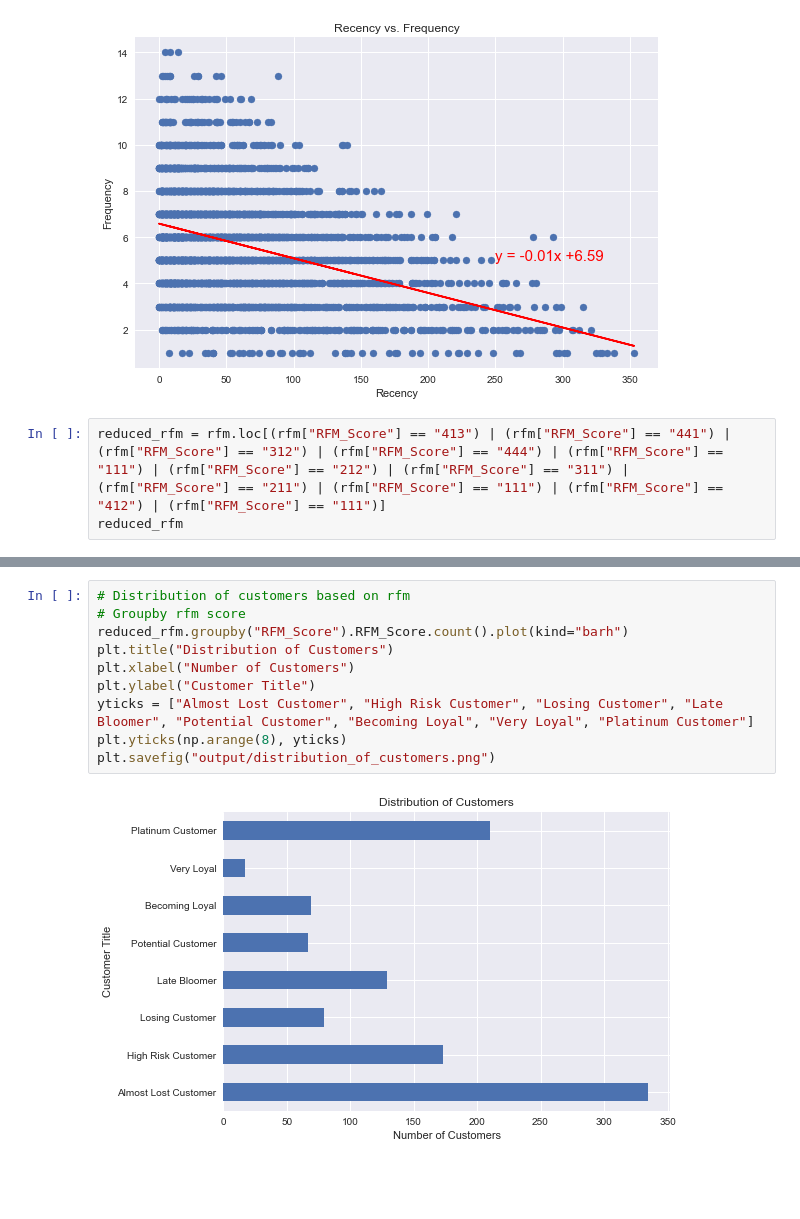
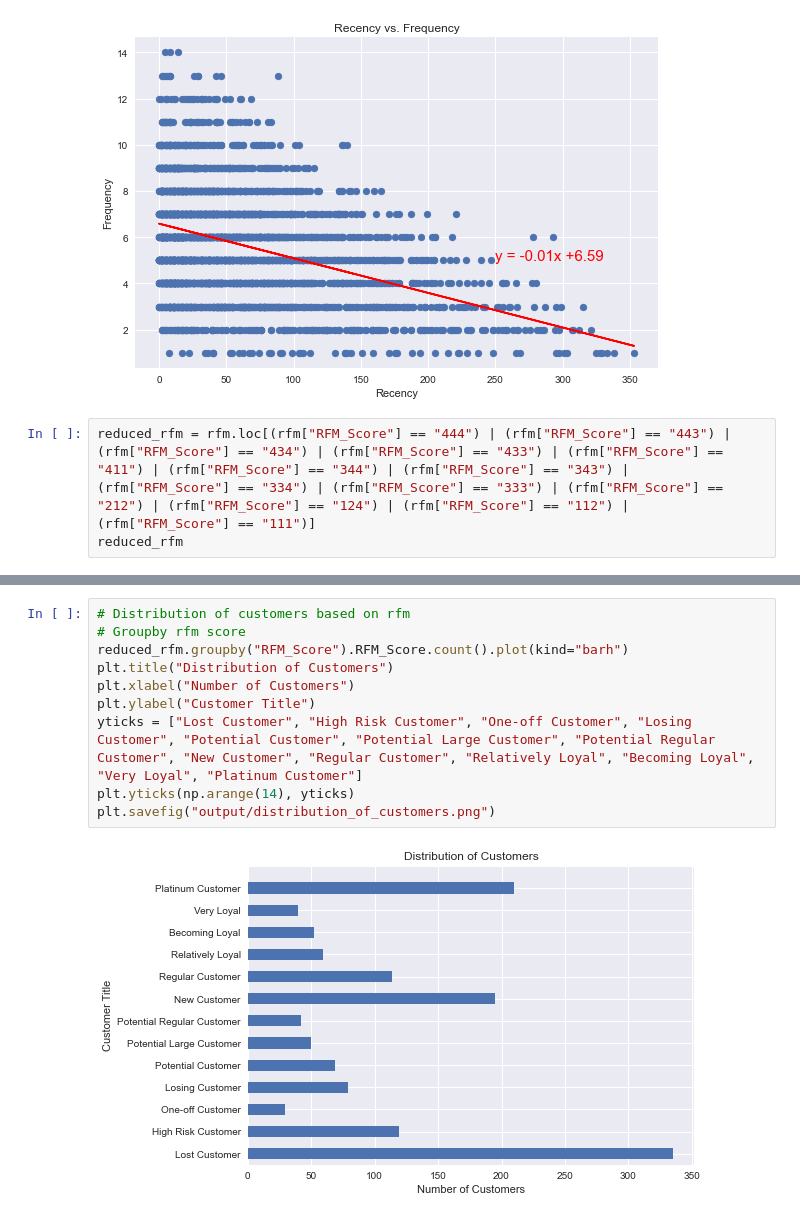
Before and after one commit to jeremychiaa/kpmg-virtual-internship, a Jupyter notebook: sprocket_script.ipynb, the cells around one changed output, grey strips where cells are left out. Cells and saved outputs as stored; diff of their text form; blank space fills up the shorter version.

Commit message:
changed rfm customer titles

```diff
--- a/sprocket_script.ipynb
+++ b/sprocket_script.ipynb
@@ -662,7 +669,7 @@ The correlation between both factors is -0.38
 [<matplotlib.lines.Line2D at 0x...>]
 [figure]
 # %%
-reduced_rfm = rfm.loc[(rfm["RFM_Score"] == "413") | (rfm["RFM_Score"] == "441") | (rfm["RFM_Score"] == "312") | (rfm["RFM_Score"] == "444") | (rfm["RFM_Score"] == "111") | (rfm["RFM_Score"] == "212") | (rfm["RFM_Score"] == "311") | (rfm["RFM_Score"] == "211") | (rfm["RFM_Score"] == "111") | (rfm["RFM_Score"] == "412") | (rfm["RFM_Score"] == "111")]
+reduced_rfm = rfm.loc[(rfm["RFM_Score"] == "444") | (rfm["RFM_Score"] == "443") | (rfm["RFM_Score"] == "434") | (rfm["RFM_Score"] == "433") | (rfm["RFM_Score"] == "411") | (rfm["RFM_Score"] == "344") | (rfm["RFM_Score"] == "343") | (rfm["RFM_Score"] == "334") | (rfm["RFM_Score"] == "333") | (rfm["RFM_Score"] == "212") | (rfm["RFM_Score"] == "124") | (rfm["RFM_Score"] == "112") | (rfm["RFM_Score"] == "111")]
 reduced_rfm
 # %% [output]
 |  | recency | frequency | monetary | r_quartile | f_quartile | m_quartile | RFM_Score |
@@ -696,12 +689,12 @@ customer_titles = dict([
 # %%
 # Distribution of customers based on rfm
 # Groupby rfm score
 reduced_rfm.groupby("RFM_Score").RFM_Score.count().plot(kind="barh")
 plt.title("Distribution of Customers")
 plt.xlabel("Number of Customers")
 plt.ylabel("Customer Title")
-yticks = ["Almost Lost Customer", "High Risk Customer", "Losing Customer", "Late Bloomer", "Potential Customer", "Becoming Loyal", "Very Loyal", "Platinum Customer"]
-plt.yticks(np.arange(8), yticks)
+yticks = ["Lost Customer", "High Risk Customer", "One-off Customer", "Losing Customer", "Potential Customer", "Potential Large Customer", "Potential Regular Customer", "New Customer", "Regular Customer", "Relatively Loyal", "Becoming Loyal", "Very Loyal", "Platinum Customer"]
+plt.yticks(np.arange(14), yticks)
 plt.savefig("output/distribution_of_customers.png")
 # %% [output]
-[figure, old version]
+[figure, new version]
```
Also changed, not shown: parts of 3 cells of this notebook, 1 other file.
